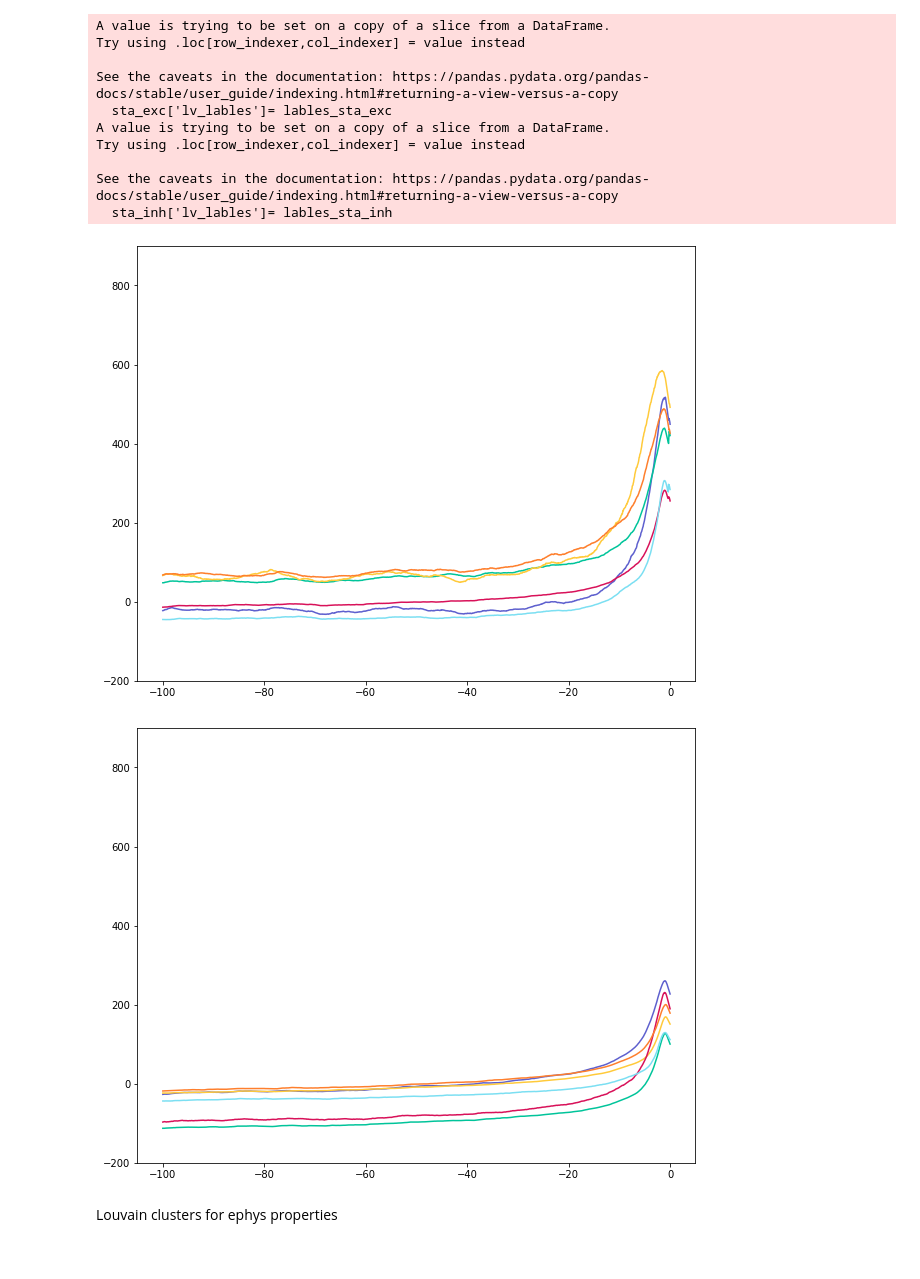
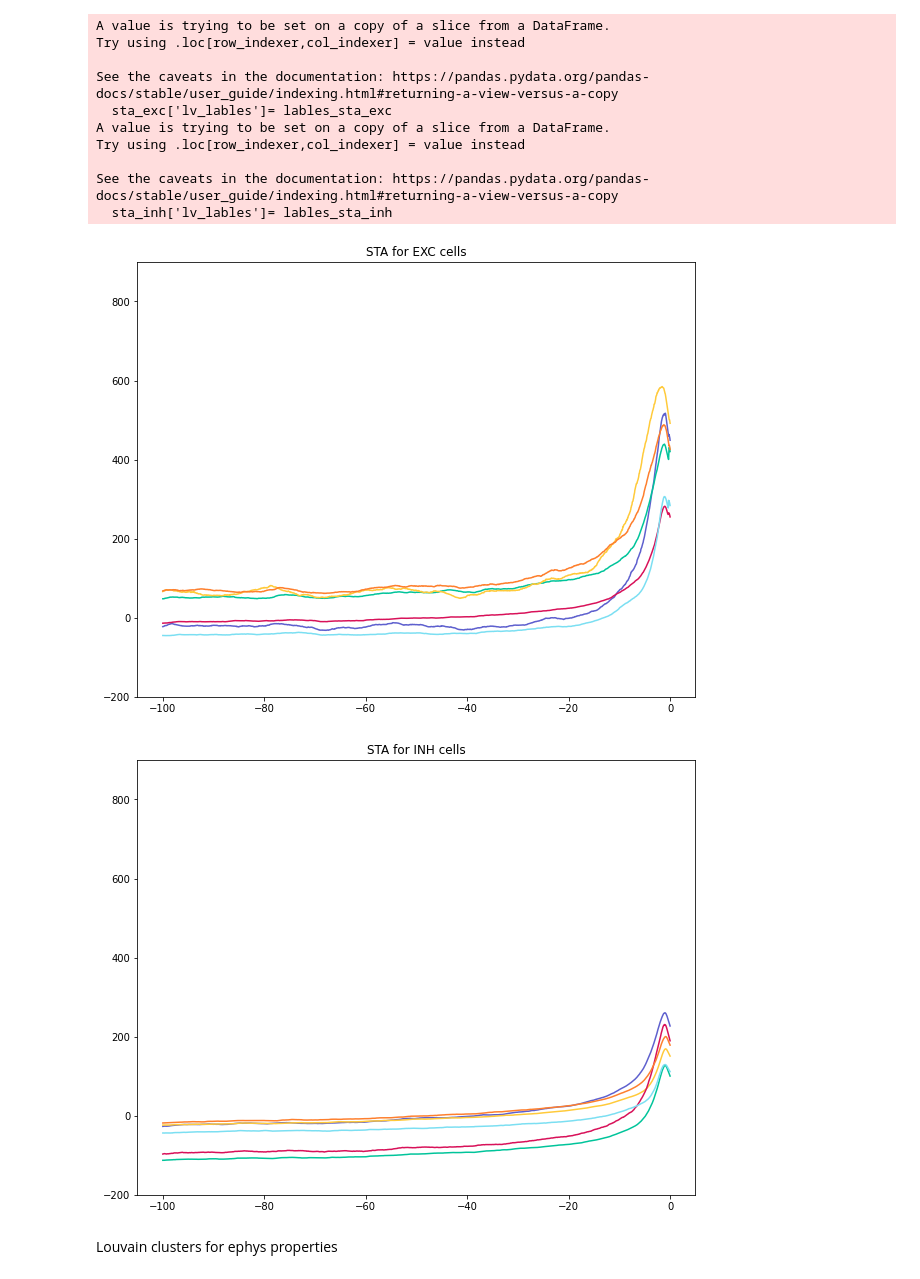
Before and after one commit to Nishant-codex/single_cell_analysis, a Jupyter notebook: notebooks/input_dim_comparison.ipynb, the cells around one changed output. Drawn from its saved outputs; the diff is of its cells as text; code cells hidden in the pictures.

Commit message:
changed sta plot title

```diff
--- a/notebooks/input_dim_comparison.ipynb
+++ b/notebooks/input_dim_comparison.ipynb
@@ -209,22 +209,25 @@ See the caveats in the documentation: https://pandas.pydata.org/pandas-docs/stab
 # %%
 plt.figure(figsize=[10,8])
 
 for i in set(sta_exc['lv_lables']):
     plt.plot(np.arange(-100,0,1/20),np.mean(np.vstack(sta_exc[sta_exc['lv_lables']==i]['sta']).T,axis=1),c=CUSTOM_PAL_SORT_3[i])
     plt.ylim([-200,900])
     # plt.xticks([])
     # plt.yticks([])
+plt.title('STA for EXC cells')
 plt.show()
 plt.figure(figsize=[10,8])
 for i in set(sta_inh['lv_lables']):
     plt.plot(np.arange(-100,0,1/20),np.mean(np.vstack(sta_inh[sta_inh['lv_lables']==i]['sta']).T,axis=1),c=CUSTOM_PAL_SORT_3[i])
     plt.ylim([-200,900])
     # plt.xticks([])
     # plt.yticks([])
+plt.title('STA for INH cells')
+
 plt.show()
 # %% [output]
-[figure, old version]
+[figure, new version]
-[figure, old version]
+[figure, new version]
 # %%
 data_ephys = pd.read_pickle('D:/CurrentClamp/all_ephys_entire.pkl')
 data_ephys = data_ephys[data_ephys.cond.isin(['aCSF','ACSF'])]
```
